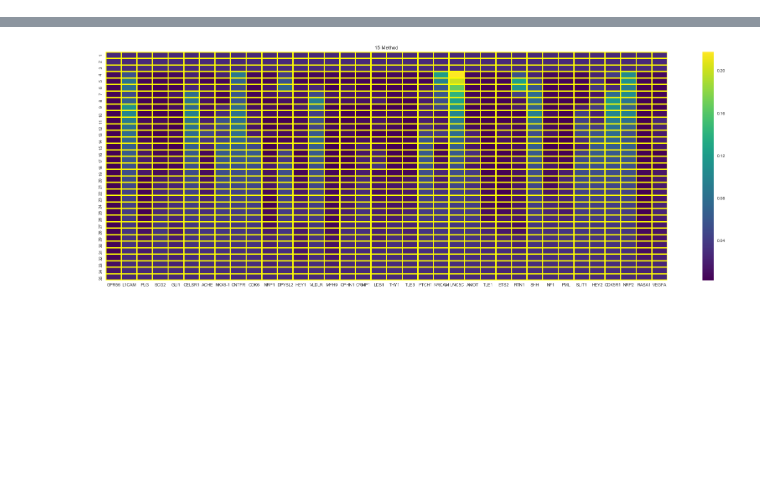
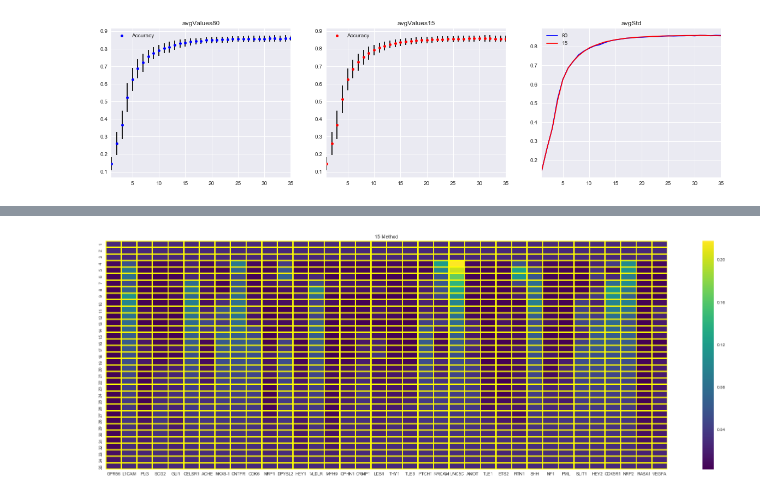
Before and after one commit to SystemsGenetics/gene-oracle, a Jupyter notebook: notebooks/80_15_analysis.ipynb, the cells around one changed output, grey strips where cells are left out. Drawn from its saved outputs; the diff is of its cells as text; code cells hidden in the pictures; blank space fills up the shorter version.

```diff
--- a/notebooks/80_15_analysis.ipynb
+++ b/notebooks/80_15_analysis.ipynb
@@ -102,6 +117,19 @@ plt.show()
 # %%
 #Todo Make a HeatMap across Samples
 #Genes appearance in Combos
+# %%
+fig, axes = plt.subplots(nrows=1, ncols=3,figsize=(20,5))
+
+avgValues.plot(x= avgValues.index.values , y="Accuracy",yerr=stdValues,color="black",ax=axes[0],title="avgValues80",markersize=10,linestyle='None',marker='.',markerfacecolor='blue')
+
+avgValues15.plot(x= avgValues15.index.values , y="Accuracy",yerr=stdValues15,color="black", ax=axes[1],title="avgValues15",markersize=10,linestyle='None',marker='.',markerfacecolor='red')
+
+ax = avgValues.plot(x= avgValues.index.values , y="Accuracy",yerr=stdValues,color="blue",ax=axes[2],title="avgStd",label="80")
+avgValues15.plot(x= avgValues15.index.values , y="Accuracy",yerr=stdValues15,color="red", ax=ax,label="15")
+
+plt.show()
+# %% [output]
+[figure, added]
 # %%
 genes80 = pd.DataFrame(index=range(1,36))
 genes15 = pd.DataFrame(index=range(1,36))
```
Also changed, not shown: parts of 18 cells of this notebook.
